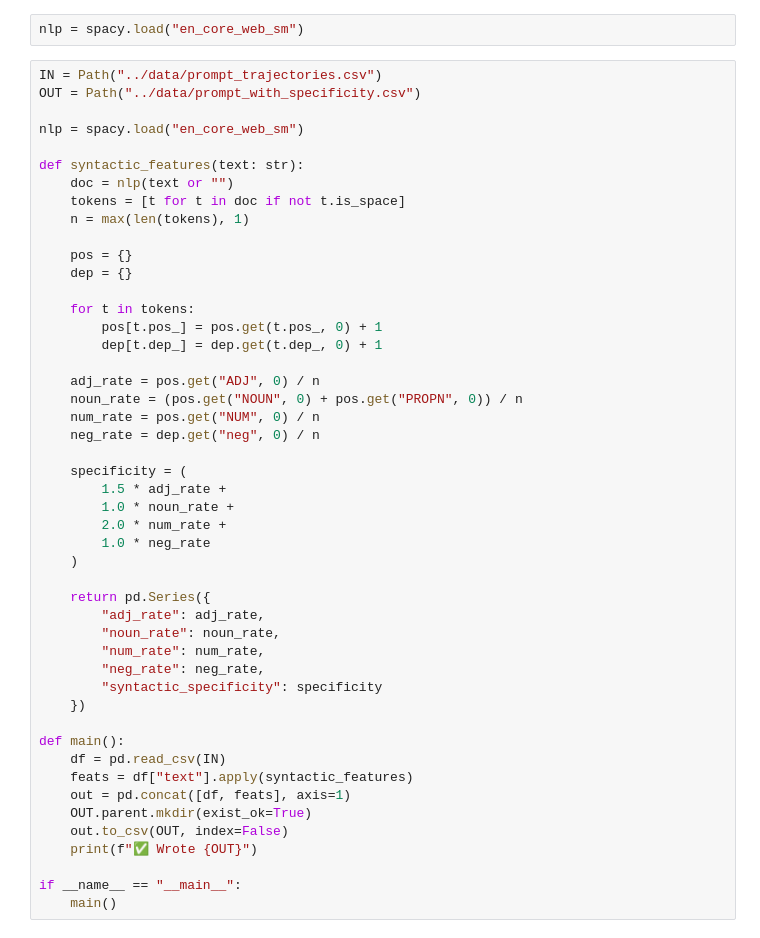
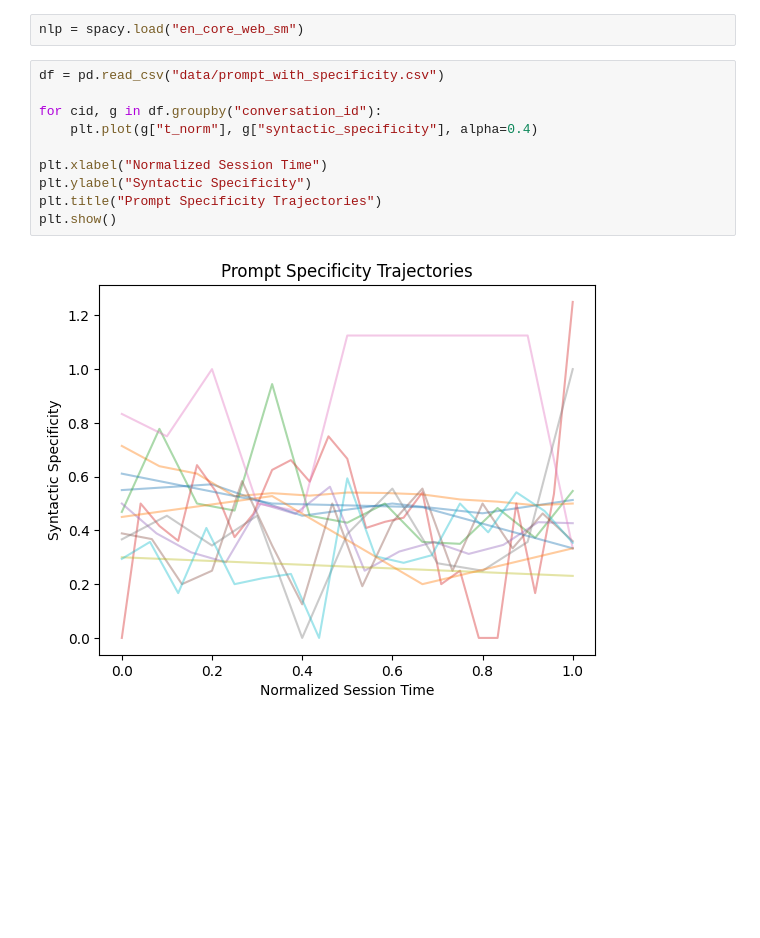
Before and after one commit to MuhammadAli-CS/ConvoKit, a Jupyter notebook: prompt_analysis_v3/syntactic_specificity.ipynb, the cells around one changed output. Drawn from its saved outputs; the diff is of its cells as text; blank space fills up the shorter version.

```diff
--- a/prompt_analysis_v3/syntactic_specificity.ipynb
+++ b/prompt_analysis_v3/syntactic_specificity.ipynb
@@ -6,50 +6,14 @@ import matplotlib.pyplot as plt
 # %%
 nlp = spacy.load("en_core_web_sm")
 # %%
-IN = Path("../data/prompt_trajectories.csv")
-OUT = Path("../data/prompt_with_specificity.csv")
+df = pd.read_csv("data/prompt_with_specificity.csv")
 
-nlp = spacy.load("en_core_web_sm")
+for cid, g in df.groupby("conversation_id"):
+    plt.plot(g["t_norm"], g["syntactic_specificity"], alpha=0.4)
 
-def syntactic_features(text: str):
-    doc = nlp(text or "")
-    tokens = [t for t in doc if not t.is_space]
-    n = max(len(tokens), 1)
-
-    pos = {}
-    dep = {}
-
-    for t in tokens:
-        pos[t.pos_] = pos.get(t.pos_, 0) + 1
-        dep[t.dep_] = dep.get(t.dep_, 0) + 1
-
-    adj_rate = pos.get("ADJ", 0) / n
-    noun_rate = (pos.get("NOUN", 0) + pos.get("PROPN", 0)) / n
-    num_rate = pos.get("NUM", 0) / n
-    neg_rate = dep.get("neg", 0) / n
-
-    specificity = (
-        1.5 * adj_rate +
-        1.0 * noun_rate +
-        2.0 * num_rate +
-        1.0 * neg_rate
-    )
-
-    return pd.Series({
-        "adj_rate": adj_rate,
-        "noun_rate": noun_rate,
-        "num_rate": num_rate,
-        "neg_rate": neg_rate,
-        "syntactic_specificity": specificity
-    })
-
-def main():
-    df = pd.read_csv(IN)
-    feats = df["text"].apply(syntactic_features)
-    out = pd.concat([df, feats], axis=1)
-    OUT.parent.mkdir(exist_ok=True)
-    out.to_csv(OUT, index=False)
-    print(f"✅ Wrote {OUT}")
-
-if __name__ == "__main__":
-    main()
+plt.xlabel("Normalized Session Time")
+plt.ylabel("Syntactic Specificity")
+plt.title("Prompt Specificity Trajectories")
+plt.show()
+# %% [output]
+[figure, added]
```
Also changed, not shown: parts of 3 cells of this notebook.
